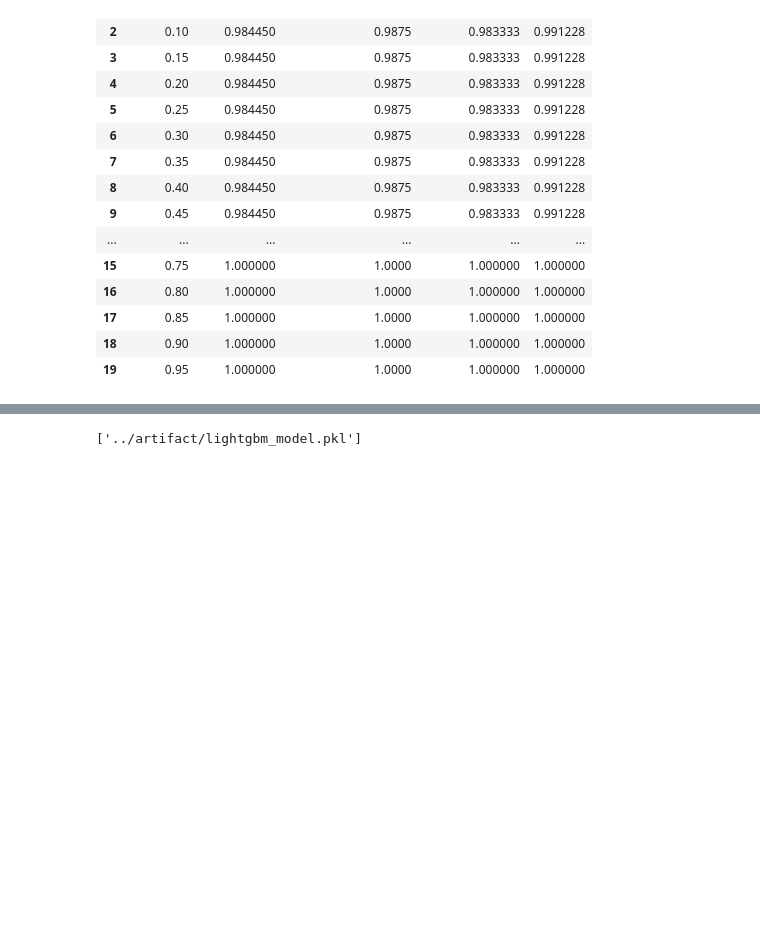
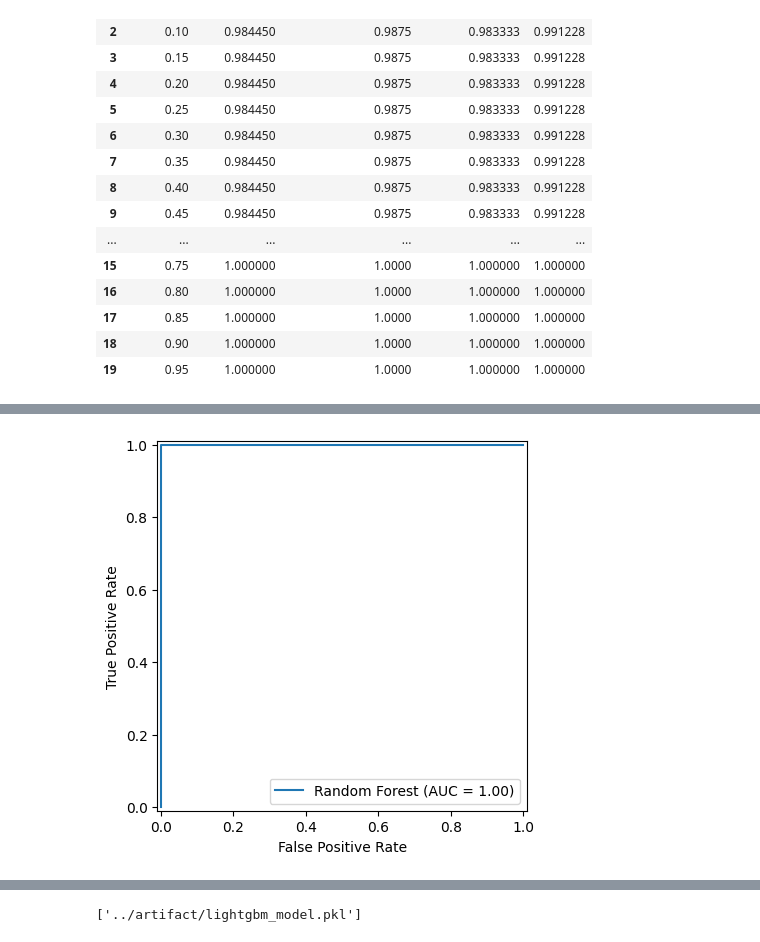
Before and after one commit to pradanaadn/churn-prediction, a Jupyter notebook: notebook/modelling.ipynb, the cells around one changed output, grey strips where cells are left out. Cells and saved outputs as stored; diff of their text form; code cells hidden in the pictures; blank space fills up the shorter version.

```diff
--- a/notebook/modelling.ipynb
+++ b/notebook/modelling.ipynb
@@ -278,0 +307,4 @@ find_best_threshold(probs_lgbm, threshold)
+# %%
+plot_roc_auc(y_test, probs_rf,0.2,"Random Forest" )
+# %% [output]
+[figure, added]
```
Also changed, not shown: parts of 7 cells of this notebook, 1 other file.
